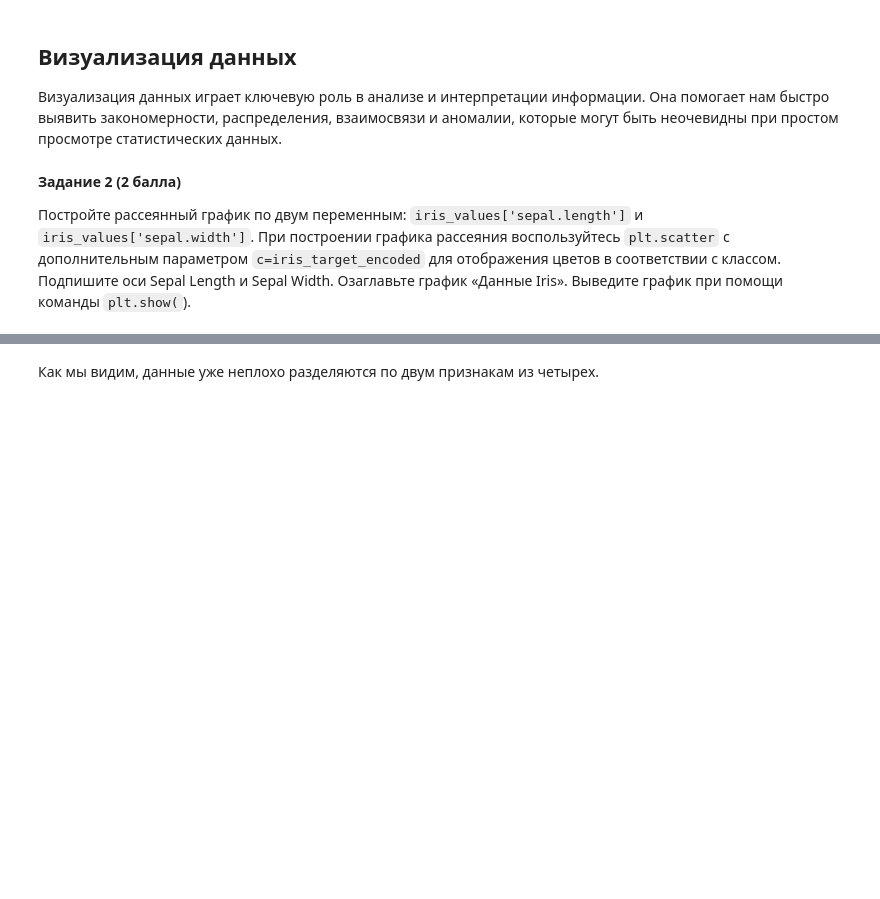
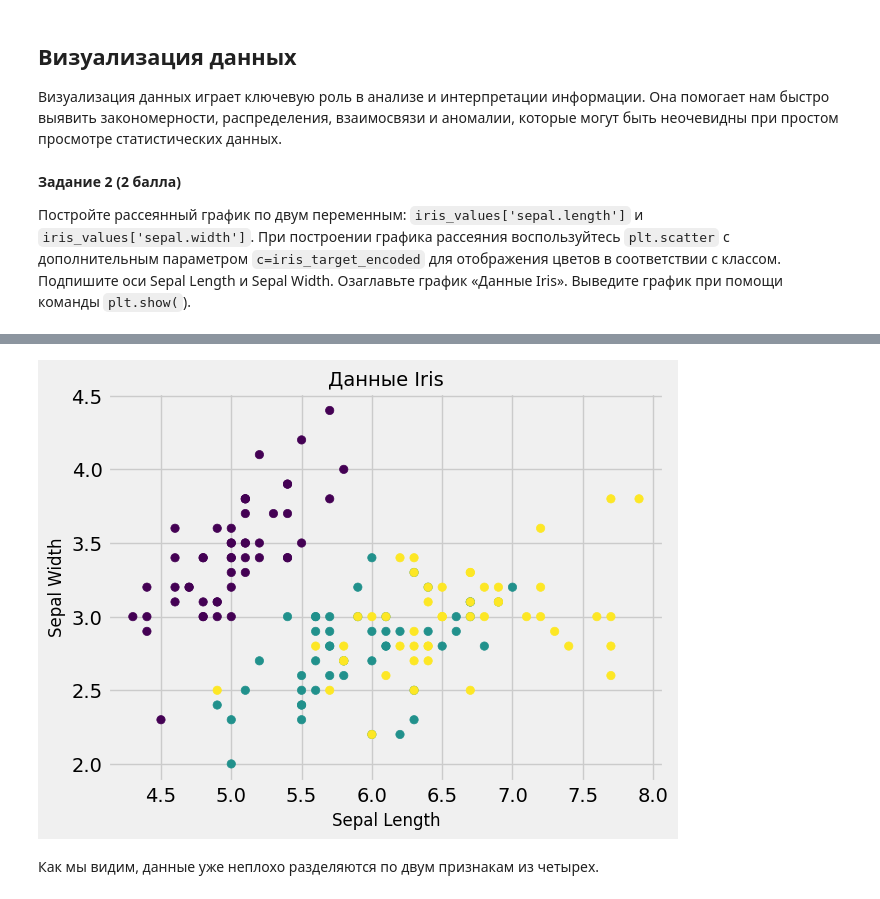
Before and after one commit to olgapoletkina/mipt_data_science_ML, a Jupyter notebook: Lecture_02_assignments_2024.ipynb, the cells around one changed output, grey strips where cells are left out. Drawn from its saved outputs; the diff is of its cells as text; code cells hidden in the pictures; blank space fills up the shorter version.

```diff
--- a/Lecture_02_assignments_2024.ipynb
+++ b/Lecture_02_assignments_2024.ipynb
@@ -47,5 +49,5 @@ plt.rc('lines', linewidth=2)
 Широко используемые датасеты можно загрузить с помощью таких библиотек, как `sklearn`. В реальных же ситуациях мы обычно имеем дело с данными в формате таблицы или файла `.csv` (*commа separated values*).
 # %%
 # Загрузка набора данных Iris
-iris_data = pd.read_csv("Lecture_02_assignments_2024_data.csv", sep=',')
+iris_data = pd.read_csv("./data/Lecture_02_assignments_2024_data.csv", sep=',')
 iris_data.info()
@@ -79,6 +94,8 @@ print(iris_data.head())
 Примените индексацию к `iris_data`, чтобы получить DataFrame с признаками `iris_values` и Series с целевой переменной `iris_target`.
 # %%
 # НАЧАЛО ВАШЕГО РЕШЕНИЯ
+iris_values = iris_data[['sepal.length' ,'sepal.width']]
+iris_target = iris_data['variety']
 # КОНЕЦ ВАШЕГО РЕШЕНИЯ
 # %%
 # Проверка индексации. Просто запустите ячейку.
@@ -121,3 +133,13 @@ Setosa, Versicolor, Virginica
+# %%
+# НАЧАЛО ВАШЕГО РЕШЕНИЯ
+plt.scatter(iris_values['sepal.length'], iris_values['sepal.width'], c=iris_target_encoded)
+plt.title('Данные Iris', fontsize=14)
+plt.xlabel('Sepal Length', fontsize=12)
+plt.ylabel('Sepal Width', fontsize=12)
+plt.show()
+# КОНЕЦ ВАШЕГО РЕШЕНИЯ
+# %% [output]
+[figure, added]
 # %% [markdown]
 Как мы видим, данные уже неплохо разделяются по двум признакам из четырех.
 # %% [markdown]
```
Also changed, not shown: parts of 12 cells of this notebook.
